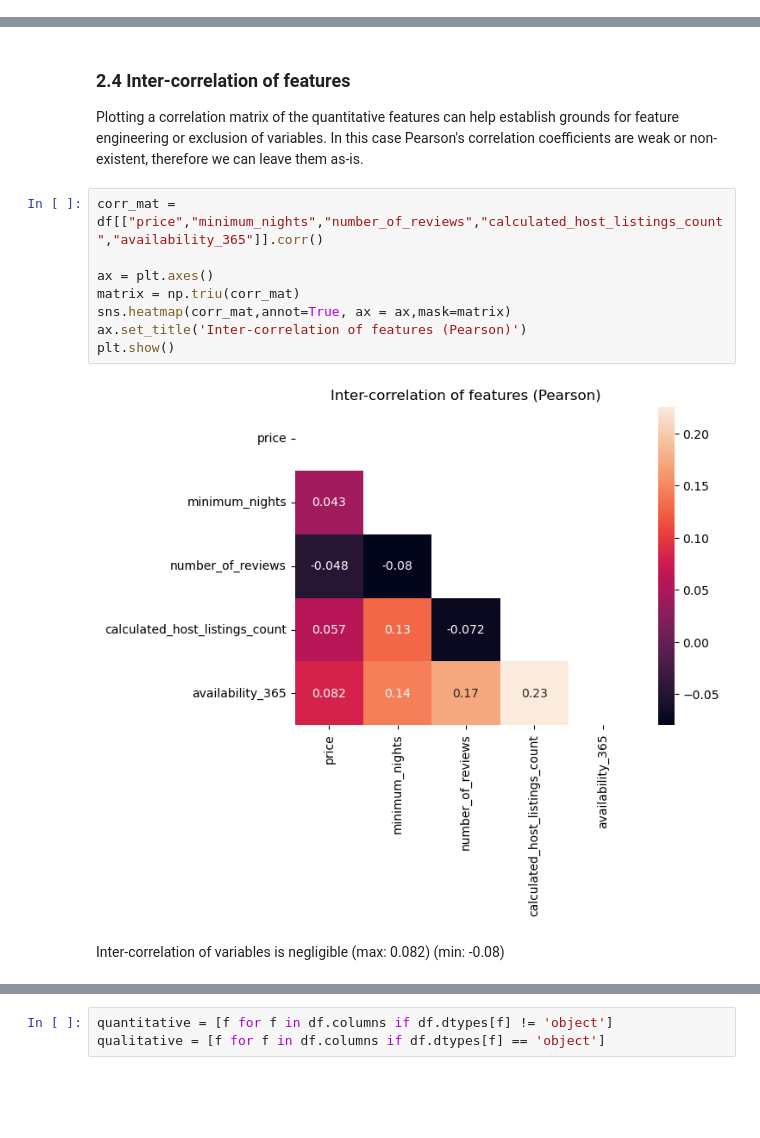
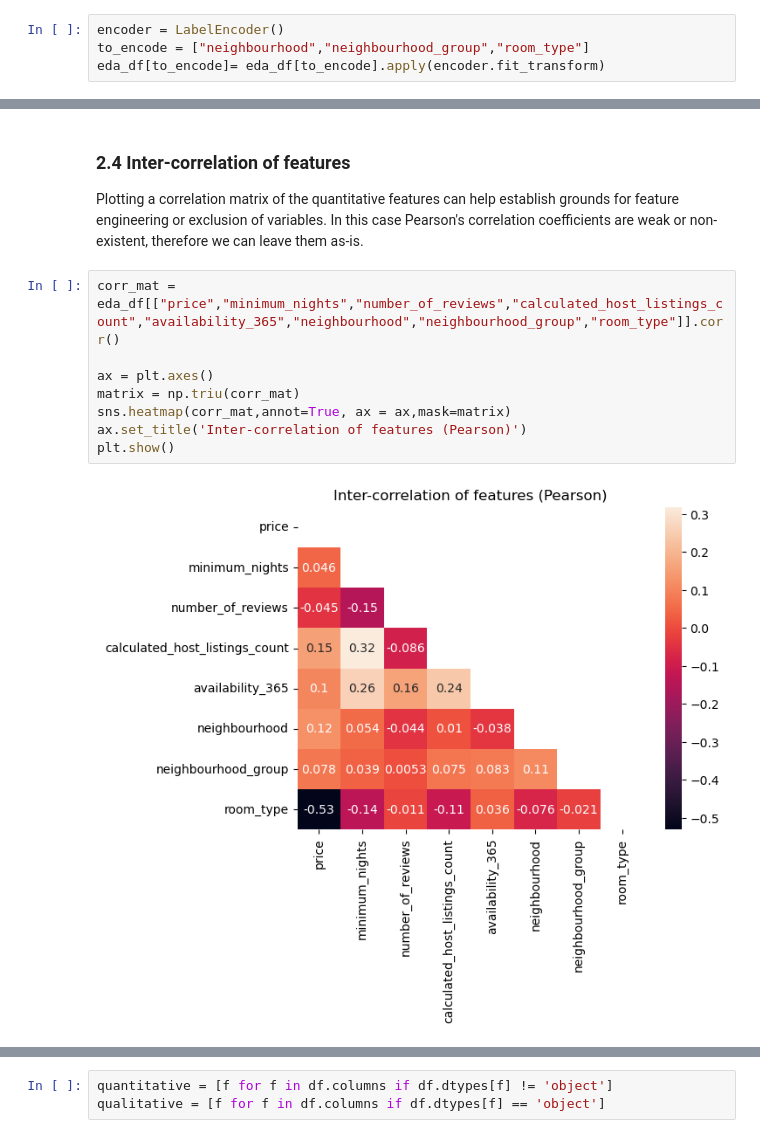
Before and after one commit to marci-nemeth/ML-Notebooks, a Jupyter notebook: 1-Regression/AirbnbEDA.ipynb, the cells around one changed output, grey strips where cells are left out. Drawn from its saved outputs; the diff is of its cells as text; blank space fills up the shorter version.

```diff
--- a/1-Regression/AirbnbEDA.ipynb
+++ b/1-Regression/AirbnbEDA.ipynb
@@ -137,3 +151,7 @@ plt.show()
+# %%
+encoder = LabelEncoder()
+to_encode = ["neighbourhood","neighbourhood_group","room_type"]
+eda_df[to_encode]= eda_df[to_encode].apply(encoder.fit_transform)
 # %%
 img = Image.open("data/New_York_City_.jpeg").rotate(270)
 plt.figure()
@@ -169,14 +187,12 @@ dtype: int64
 
 Plotting a correlation matrix of the quantitative features can help establish grounds for feature engineering or exclusion of variables. In this case Pearson's correlation coefficients are weak or non-existent, therefore we can leave them as-is.
 # %%
-corr_mat = df[["price","minimum_nights","number_of_reviews","calculated_host_listings_count","availability_365"]].corr()
+corr_mat = eda_df[["price","minimum_nights","number_of_reviews","calculated_host_listings_count","availability_365","neighbourhood","neighbourhood_group","room_type"]].corr()
 
 ax = plt.axes()
 matrix = np.triu(corr_mat)
 sns.heatmap(corr_mat,annot=True, ax = ax,mask=matrix)
 ax.set_title('Inter-correlation of features (Pearson)')
 plt.show()
 # %% [output]
-[figure, old version]
+[figure, new version]
-# %% [markdown]
-Inter-correlation of variables is negligible (max: 0.082) (min: -0.08)
```
Also changed, not shown: parts of 56 cells of this notebook, 4 other files.
